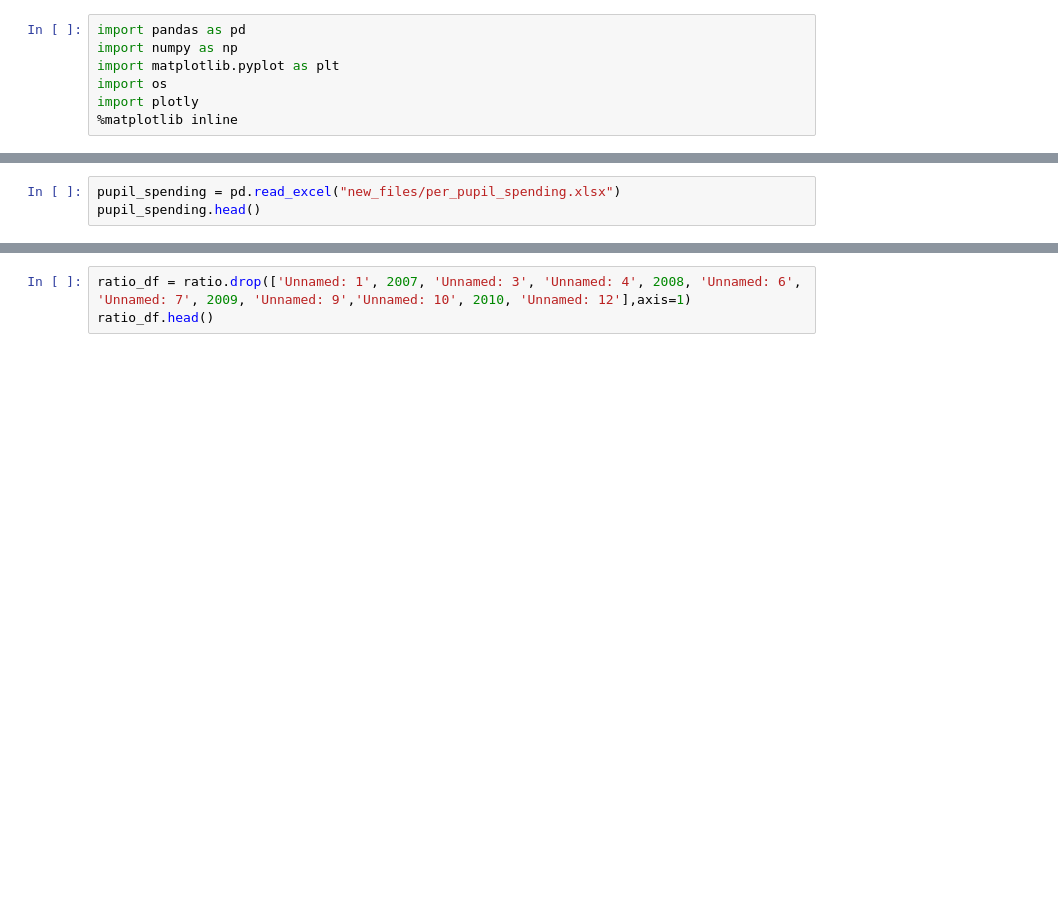
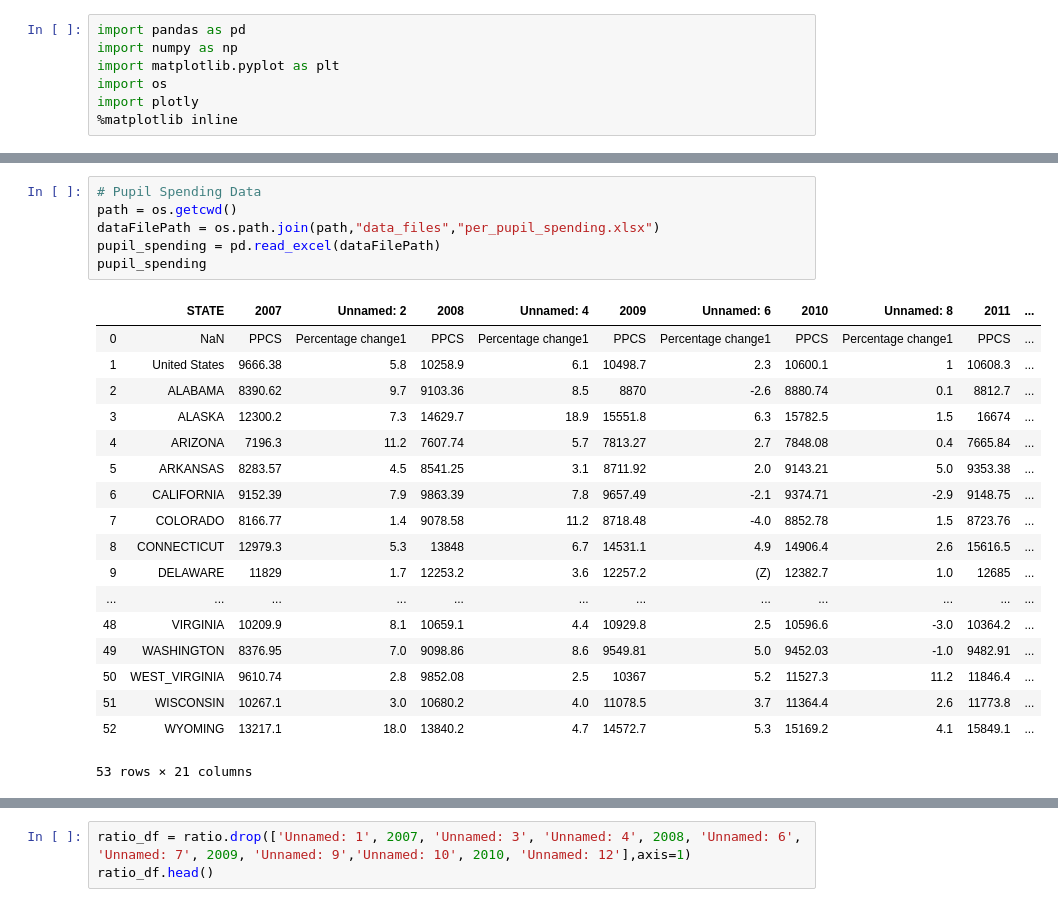
Before and after one commit to ScriptMigo/Project-1, a Jupyter notebook: teacher.ipynb, the cells around one changed output, grey strips where cells are left out. Drawn from its saved outputs; the diff is of its cells as text; blank space fills up the shorter version.

```diff
--- a/teacher.ipynb
+++ b/teacher.ipynb
@@ -76,6 +129,28 @@ grad_rate_renamed
-# %%
-pupil_spending = pd.read_excel("new_files/per_pupil_spending.xlsx")
-pupil_spending.head()
+# %%
+# Pupil Spending Data
+path = os.getcwd()
+dataFilePath = os.path.join(path,"data_files","per_pupil_spending.xlsx")
+pupil_spending = pd.read_excel(dataFilePath)
+pupil_spending
+# %% [output]
+|  | STATE | 2007 | Unnamed: 2 | 2008 | Unnamed: 4 | 2009 | Unnamed: 6 | 2010 | Unnamed: 8 | 2011 | ... |
+| 0 | NaN | PPCS | Percentage change1 | PPCS | Percentage change1 | PPCS | Percentage change1 | PPCS | Percentage change1 | PPCS | ... |
+| 1 | United States | 9666.38 | 5.8 | 10258.9 | 6.1 | 10498.7 | 2.3 | 10600.1 | 1 | 10608.3 | ... |
+| 2 | ALABAMA | 8390.62 | 9.7 | 9103.36 | 8.5 | 8870 | -2.6 | 8880.74 | 0.1 | 8812.7 | ... |
+| 3 | ALASKA | 12300.2 | 7.3 | 14629.7 | 18.9 | 15551.8 | 6.3 | 15782.5 | 1.5 | 16674 | ... |
+| 4 | ARIZONA | 7196.3 | 11.2 | 7607.74 | 5.7 | 7813.27 | 2.7 | 7848.08 | 0.4 | 7665.84 | ... |
+| 5 | ARKANSAS | 8283.57 | 4.5 | 8541.25 | 3.1 | 8711.92 | 2.0 | 9143.21 | 5.0 | 9353.38 | ... |
+| 6 | CALIFORNIA | 9152.39 | 7.9 | 9863.39 | 7.8 | 9657.49 | -2.1 | 9374.71 | -2.9 | 9148.75 | ... |
+| 7 | COLORADO | 8166.77 | 1.4 | 9078.58 | 11.2 | 8718.48 | -4.0 | 8852.78 | 1.5 | 8723.76 | ... |
+| 8 | CONNECTICUT | 12979.3 | 5.3 | 13848 | 6.7 | 14531.1 | 4.9 | 14906.4 | 2.6 | 15616.5 | ... |
+| 9 | DELAWARE | 11829 | 1.7 | 12253.2 | 3.6 | 12257.2 | (Z) | 12382.7 | 1.0 | 12685 | ... |
+| ... | ... | ... | ... | ... | ... | ... | ... | ... | ... | ... | ... |
+| 48 | VIRGINIA | 10209.9 | 8.1 | 10659.1 | 4.4 | 10929.8 | 2.5 | 10596.6 | -3.0 | 10364.2 | ... |
+| 49 | WASHINGTON | 8376.95 | 7.0 | 9098.86 | 8.6 | 9549.81 | 5.0 | 9452.03 | -1.0 | 9482.91 | ... |
+| 50 | WEST_VIRGINIA | 9610.74 | 2.8 | 9852.08 | 2.5 | 10367 | 5.2 | 11527.3 | 11.2 | 11846.4 | ... |
+| 51 | WISCONSIN | 10267.1 | 3.0 | 10680.2 | 4.0 | 11078.5 | 3.7 | 11364.4 | 2.6 | 11773.8 | ... |
+| 52 | WYOMING | 13217.1 | 18.0 | 13840.2 | 4.7 | 14572.7 | 5.3 | 15169.2 | 4.1 | 15849.1 | ... |
+53 rows × 21 columns
 # %%
 pupil_spending_renamed = pupil_spending.rename(columns={"2007":"2007_PPS", "2008":"2008_PPS", "2009":"2009_PPS",
                                                        "2010":"2010_PPS", "2011":"2011_PPS", "2012":"2012_PPS", "2013":"2013_PPS",
```
Also changed, not shown: parts of 19 cells of this notebook.
